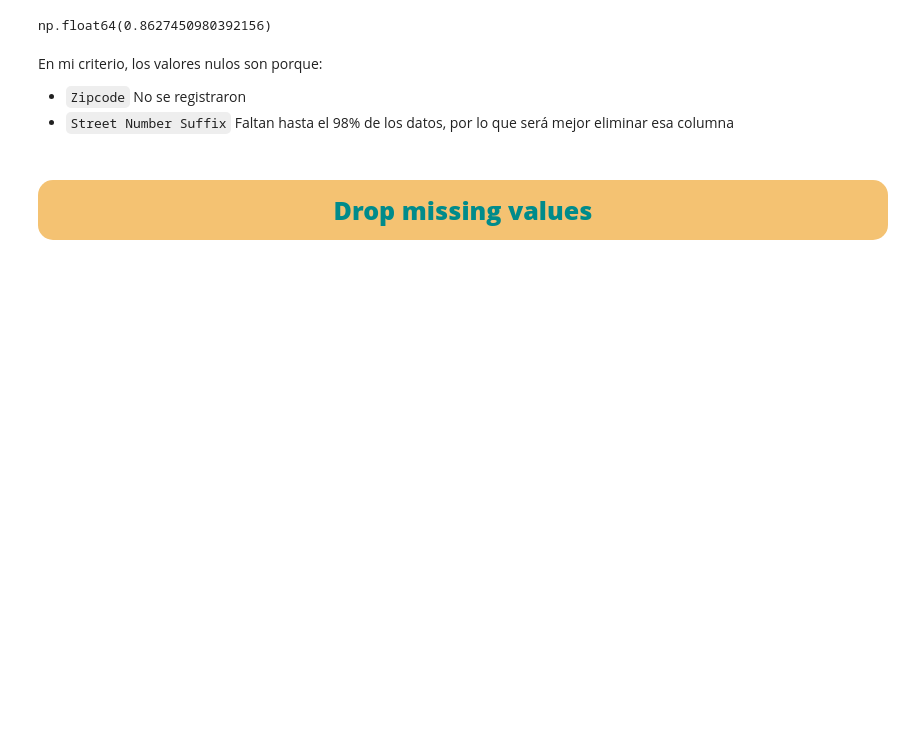
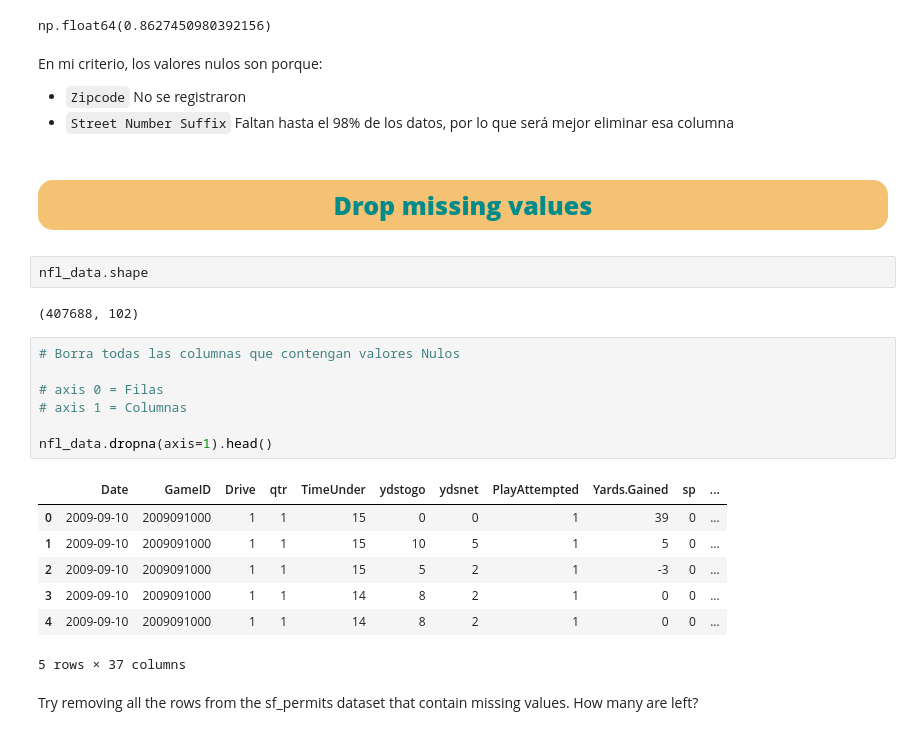
Before and after one commit to JohnFrankIb/Data_Analysis_Study, a Jupyter notebook: Data Cleaning/data_cleaning.ipynb, the cells around one changed output. Drawn from its saved outputs; the diff is of its cells as text; blank space fills up the shorter version.

```diff
--- a/Data Cleaning/data_cleaning.ipynb
+++ b/Data Cleaning/data_cleaning.ipynb
@@ -170,4 +173,25 @@ En mi criterio, los valores nulos son porque:
 - `Zipcode` No se registraron
 - `Street Number Suffix` Faltan hasta el 98% de los datos, por lo que será mejor eliminar esa columna
 # %% [markdown]
-# <p id='tema4' style='text-align:center;background-color:#f4c272;color:#008b8b;font-weight:800;font-size:25px;border-radius:15px;padding:10px;'>Drop missing values</p>
+## <p id='tema4' style='text-align:center;background-color:#f4c272;color:#008b8b;font-weight:800;font-size:25px;border-radius:15px;padding:10px;'>Drop missing values</p>
+# %%
+nfl_data.shape
+# %% [output]
+(407688, 102)
+# %%
+# Borra todas las columnas que contengan valores Nulos
+
+# axis 0 = Filas
+# axis 1 = Columnas
+
+nfl_data.dropna(axis=1).head()
+# %% [output]
+|  | Date | GameID | Drive | qtr | TimeUnder | ydstogo | ydsnet | PlayAttempted | Yards.Gained | sp | ... |
+| 0 | 2009-09-10 | 2009091000 | 1 | 1 | 15 | 0 | 0 | 1 | 39 | 0 | ... |
+| 1 | 2009-09-10 | 2009091000 | 1 | 1 | 15 | 10 | 5 | 1 | 5 | 0 | ... |
+| 2 | 2009-09-10 | 2009091000 | 1 | 1 | 15 | 5 | 2 | 1 | -3 | 0 | ... |
+| 3 | 2009-09-10 | 2009091000 | 1 | 1 | 14 | 8 | 2 | 1 | 0 | 0 | ... |
+| 4 | 2009-09-10 | 2009091000 | 1 | 1 | 14 | 8 | 2 | 1 | 0 | 0 | ... |
+5 rows × 37 columns
+# %% [markdown]
+Try removing all the rows from the sf_permits dataset that contain missing values. How many are left?
```
Also changed, not shown: parts of 28 cells of this notebook, 1 other file.
